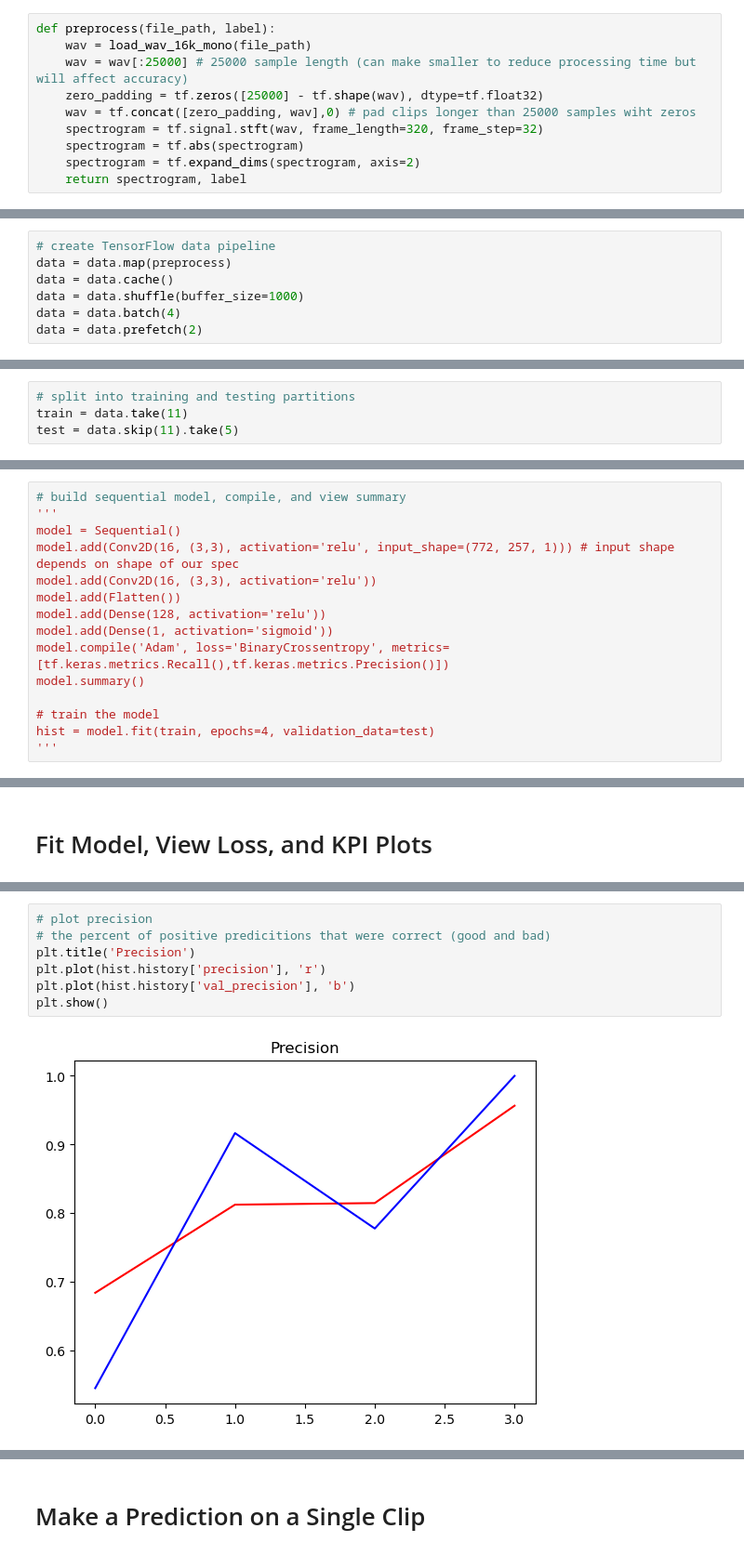
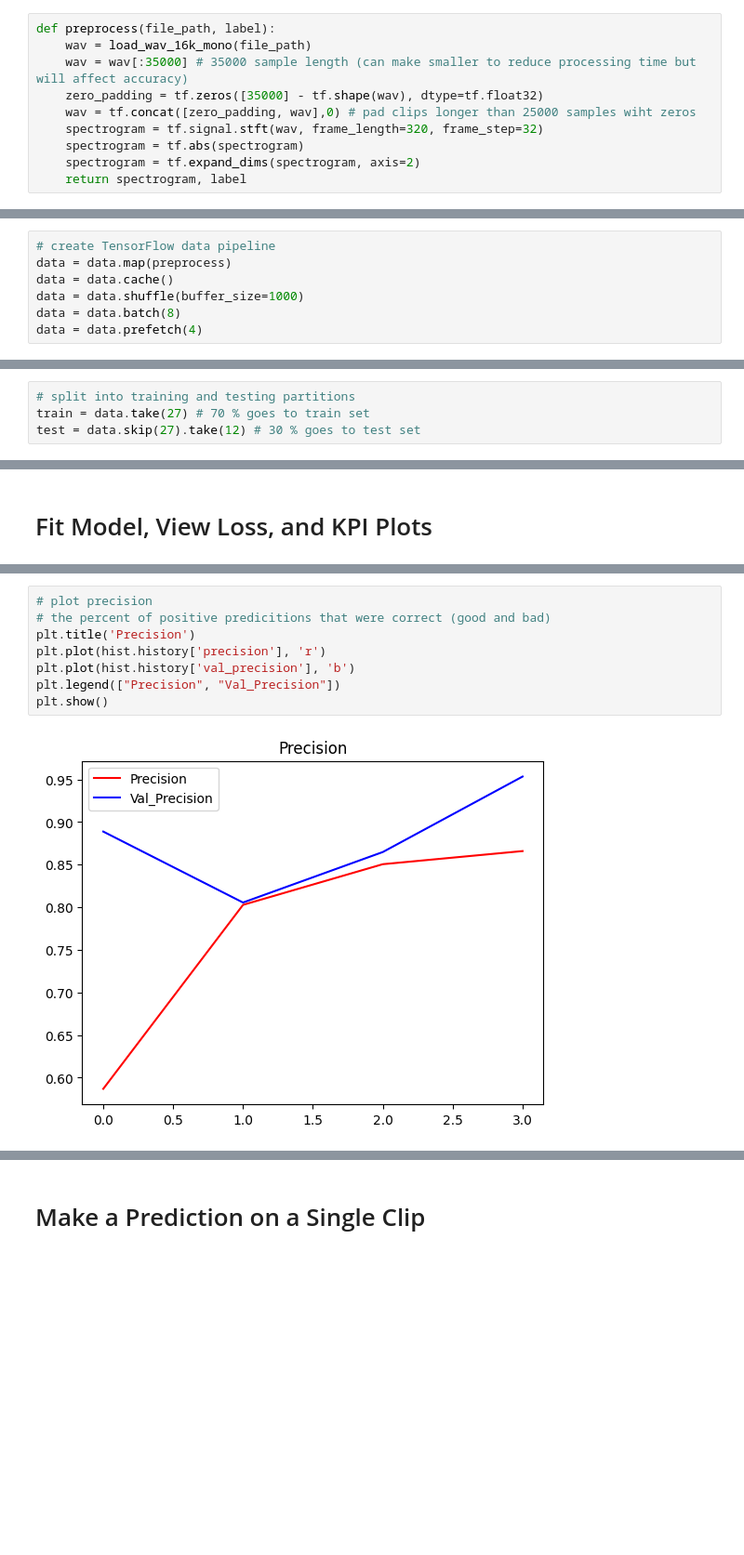
Before and after one commit to 490-BadMouth/BadMouth, a Jupyter notebook: CNN_Model.ipynb, the cells around one changed output, grey strips where cells are left out. Shown at 93% size. Drawn from its saved outputs; the diff is of its cells as text; blank space fills up the shorter version.

Commit message:
uploaded model with the best metrics

```diff
--- a/CNN_Model.ipynb
+++ b/CNN_Model.ipynb
@@ -156,8 +47,8 @@ tf.math.reduce_max(lengths)/16000
 # %%
 def preprocess(file_path, label):
     wav = load_wav_16k_mono(file_path)
-    wav = wav[:25000] # 25000 sample length (can make smaller to reduce processing time but will affect accuracy)
-    zero_padding = tf.zeros([25000] - tf.shape(wav), dtype=tf.float32)
+    wav = wav[:35000] # 35000 sample length (can make smaller to reduce processing time but will affect accuracy)
+    zero_padding = tf.zeros([35000] - tf.shape(wav), dtype=tf.float32)
     wav = tf.concat([zero_padding, wav],0) # pad clips longer than 25000 samples wiht zeros
     spectrogram = tf.signal.stft(wav, frame_length=320, frame_step=32)
     spectrogram = tf.abs(spectrogram)
@@ -183,6 +74,6 @@ len(data)
 data = data.map(preprocess)
 data = data.cache()
 data = data.shuffle(buffer_size=1000)
-data = data.batch(4)
-data = data.prefetch(2)
+data = data.batch(8)
+data = data.prefetch(4)
 # %% [output]
@@ -197,7 +85,7 @@ len(data)
 # %%
 # split into training and testing partitions
-train = data.take(11)
-test = data.skip(11).take(5)
+train = data.take(27) # 70 % goes to train set
+test = data.skip(27).take(12) # 30 % goes to test set
 # %%
 # test one batch
 samples, labels = train.as_numpy_iterator().next()
@@ -221,15 +107,0 @@ from tensorflow.keras.callbacks import TensorBoard # to view statistics
-# %%
-# build sequential model, compile, and view summary
-'''
-model = Sequential()
-model.add(Conv2D(16, (3,3), activation='relu', input_shape=(772, 257, 1))) # input shape depends on shape of our spec
-model.add(Conv2D(16, (3,3), activation='relu'))
-model.add(Flatten())
-model.add(Dense(128, activation='relu'))
-model.add(Dense(1, activation='sigmoid'))
-model.compile('Adam', loss='BinaryCrossentropy', metrics=[tf.keras.metrics.Recall(),tf.keras.metrics.Precision()])
-model.summary()
-
-# train the model
-hist = model.fit(train, epochs=4, validation_data=test)
-'''
@@ -299,12 +200,13 @@ plt.show()
 # %%
 # plot precision
 # the percent of positive predicitions that were correct (good and bad)
 plt.title('Precision')
 plt.plot(hist.history['precision'], 'r')
 plt.plot(hist.history['val_precision'], 'b')
+plt.legend(["Precision", "Val_Precision"])
 plt.show()
 # %% [output]
-[figure, old version]
+[figure, new version]
 # %%
 # plot recall
 # the percentage of positive predicitions that were correct (only bad words)
```
Also changed, not shown: parts of 49 cells of this notebook, 2 other files.
